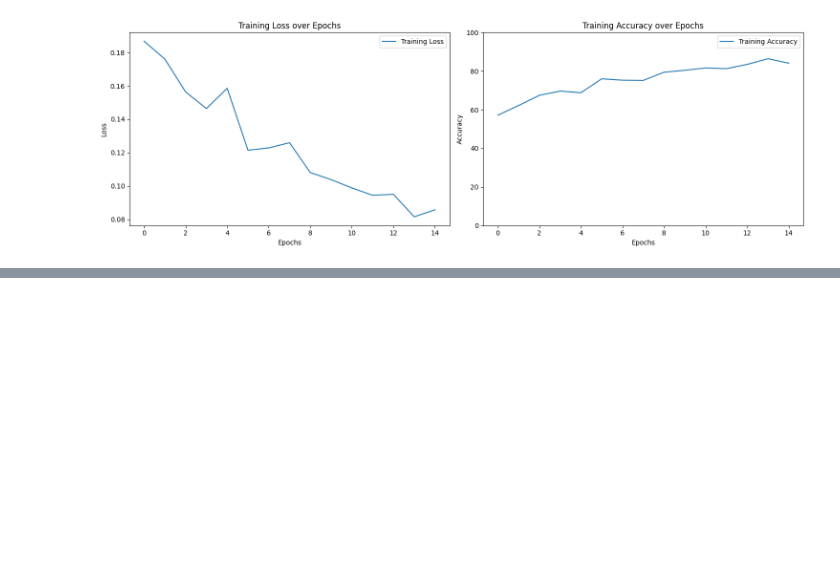
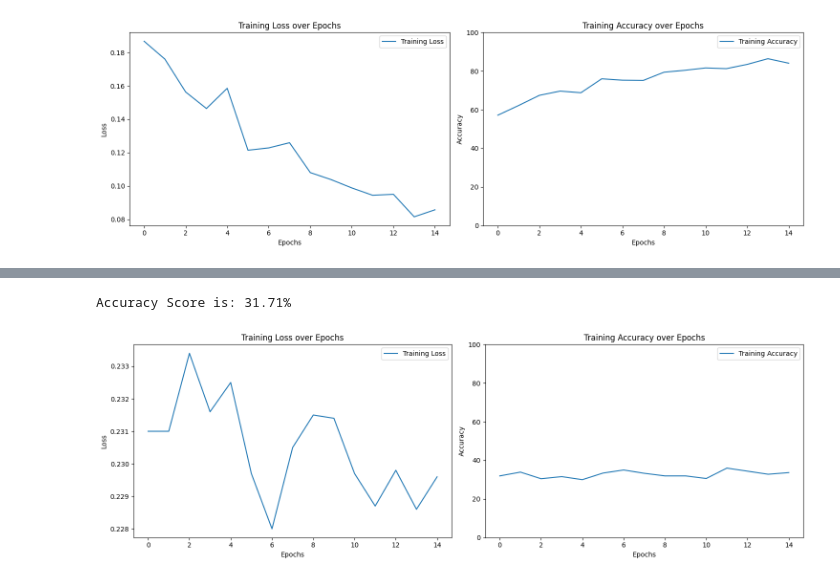
Before and after one commit to MostakemHossain/pytorch-projects, a Jupyter notebook: ex3_image_classification_pretained_model.ipynb, the cells around one changed output, grey strips where cells are left out. Drawn from its saved outputs; the diff is of its cells as text; code cells hidden in the pictures; blank space fills up the shorter version.

```diff
--- a/ex3_image_classification_pretained_model.ipynb
+++ b/ex3_image_classification_pretained_model.ipynb
@@ -237,0 +267,23 @@ plt.show()
+# %%
+total_loss_train_plot = []
+total_acc_train_plot = []
+
+for epoch in range(EPOCHS):
+  total_acc_train = 0
+  total_loss_train = 0
+
+  for (inputs, labels) in train_loader:
+    optimizer.zero_grad()
+    outputs = googlenet_model(inputs)
+    train_loss = criterion(outputs, labels)
+    total_loss_train += train_loss.item()
+    train_loss.backward()
+
+    train_acc = (torch.argmax(outputs, axis = 1) == labels).sum().item()
+    total_acc_train += train_acc
+    optimizer.step()
+
+  total_loss_train_plot.append(round(total_loss_train/1000, 4))
+  total_acc_train_plot.append(round(total_acc_train/(train_dataset.__len__())*100, 4))
+  print(f'Epoch {epoch+1}/{EPOCHS}, Train Loss: {round(total_loss_train/100, 4)} Train Accuracy {round((total_acc_train)/train_dataset.__len__() * 100, 4)}%')
+  print()
@@ -237,0 +308,36 @@ plt.show()
+# %%
+with torch.no_grad():
+  total_loss_test = 0
+  total_acc_test = 0
+  for indx, (input, labels) in enumerate(test_loader):
+
+    prediction = googlenet_model(input)
+
+    acc = (torch.argmax(prediction, axis = 1) == labels).sum().item()
+    total_acc_test += acc
+
+print(f"Accuracy Score is: {round((total_acc_test/test_dataset.__len__())*100, 2)}%")
+# %% [output]
+Accuracy Score is: 31.71%
+# %%
+fig, axs = plt.subplots(nrows=1, ncols=2, figsize=(15, 5))
+
+axs[0].plot(total_loss_train_plot, label='Training Loss')
+axs[0].set_title('Training Loss over Epochs')
+axs[0].set_xlabel('Epochs')
+axs[0].set_ylabel('Loss')
+axs[1].set_ylim([0, 2])
+axs[0].legend()
+
+axs[1].plot(total_acc_train_plot, label='Training Accuracy')
+axs[1].set_title('Training Accuracy over Epochs')
+axs[1].set_xlabel('Epochs')
+axs[1].set_ylabel('Accuracy')
+axs[1].set_ylim([0, 100])
+axs[1].legend()
+
+plt.tight_layout()
+
+plt.show()
+# %% [output]
+[figure, added]
```
Also changed, not shown: parts of 3 cells of this notebook.
